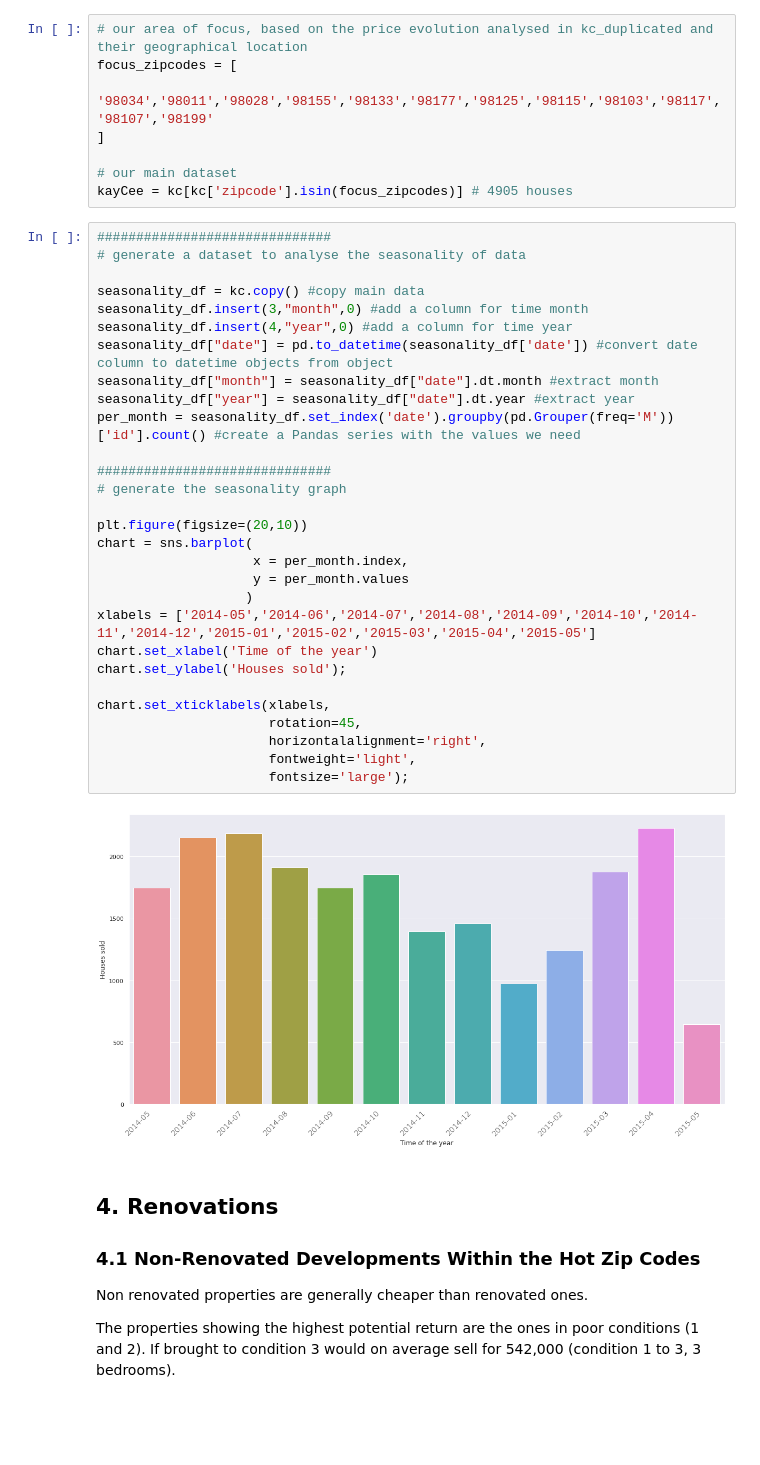
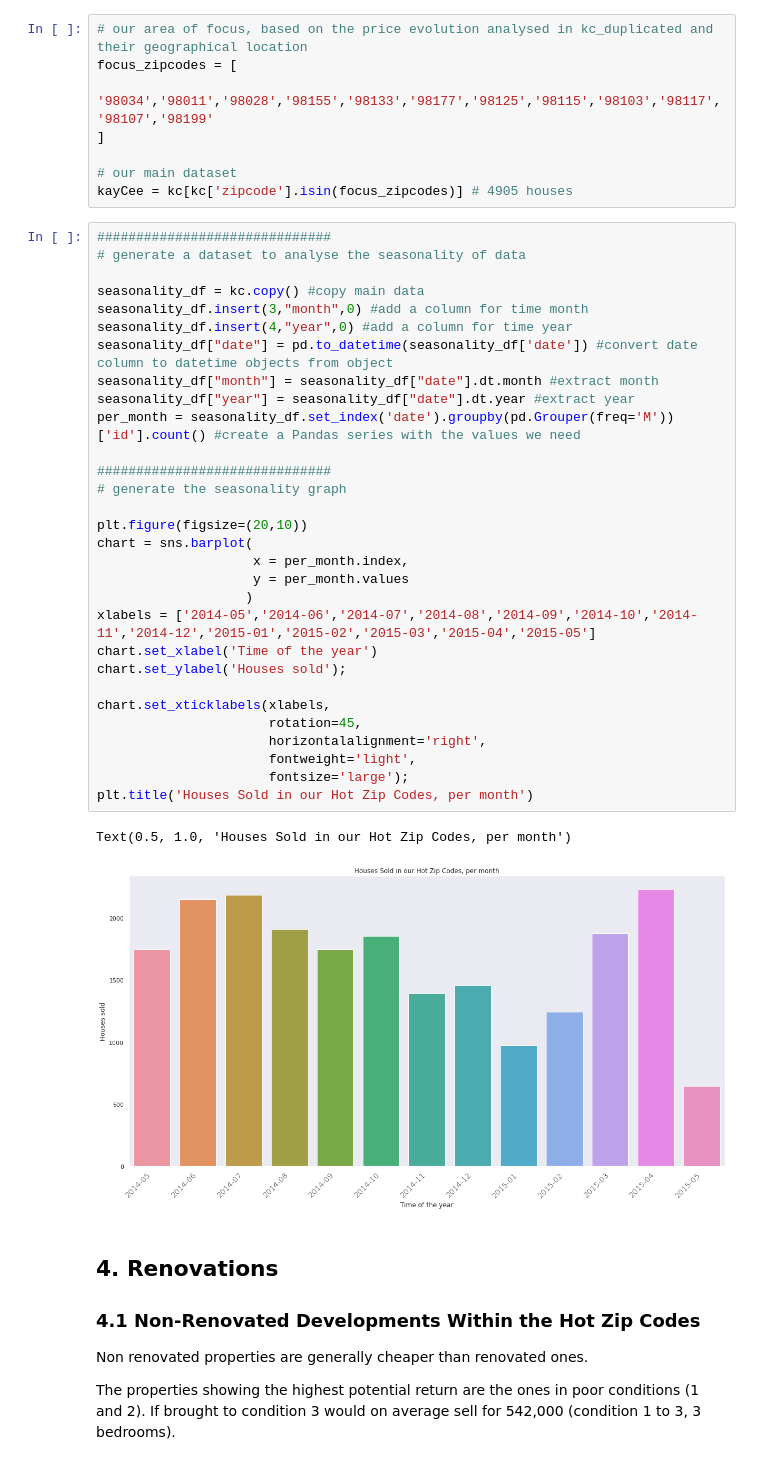
Before and after one commit to aghilissen/KayCee, a Jupyter notebook: index.ipynb, the cells around one changed output. Saved outputs shown, nothing was run; the diff lists cells and outputs as text; blank space fills up the shorter version.

```diff
--- a/index.ipynb
+++ b/index.ipynb
@@ -405,34 +407,36 @@ kayCee = kc[kc['zipcode'].isin(focus_zipcodes)] # 4905 houses
 # %%
 ##############################
 # generate a dataset to analyse the seasonality of data
 
 seasonality_df = kc.copy() #copy main data
 seasonality_df.insert(3,"month",0) #add a column for time month
 seasonality_df.insert(4,"year",0) #add a column for time year
 seasonality_df["date"] = pd.to_datetime(seasonality_df['date']) #convert date column to datetime objects from object
 seasonality_df["month"] = seasonality_df["date"].dt.month #extract month
 seasonality_df["year"] = seasonality_df["date"].dt.year #extract year
 per_month = seasonality_df.set_index('date').groupby(pd.Grouper(freq='M'))['id'].count() #create a Pandas series with the values we need
 
 ##############################
 # generate the seasonality graph
 
 plt.figure(figsize=(20,10))
 chart = sns.barplot(
                     x = per_month.index,
                     y = per_month.values
                    )
 xlabels = ['2014-05','2014-06','2014-07','2014-08','2014-09','2014-10','2014-11','2014-12','2015-01','2015-02','2015-03','2015-04','2015-05']
 chart.set_xlabel('Time of the year')
 chart.set_ylabel('Houses sold');
 
 chart.set_xticklabels(xlabels,
                       rotation=45,
                       horizontalalignment='right',
                       fontweight='light',
                       fontsize='large');
+plt.title('Houses Sold in our Hot Zip Codes, per month')
 # %% [output]
+Text(0.5, 1.0, 'Houses Sold in our Hot Zip Codes, per month')
-[figure, old version]
+[figure, new version]
 # %% [markdown]
 ## 4. Renovations
 ### 4.1 Non-Renovated Developments Within the Hot Zip Codes
```
Also changed, not shown: parts of 4 cells of this notebook.
